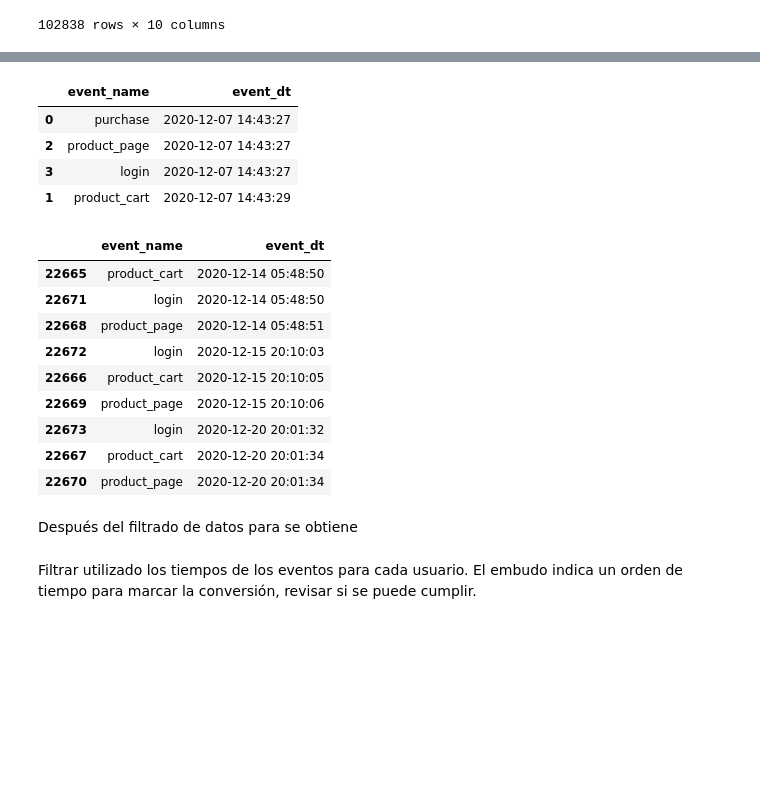
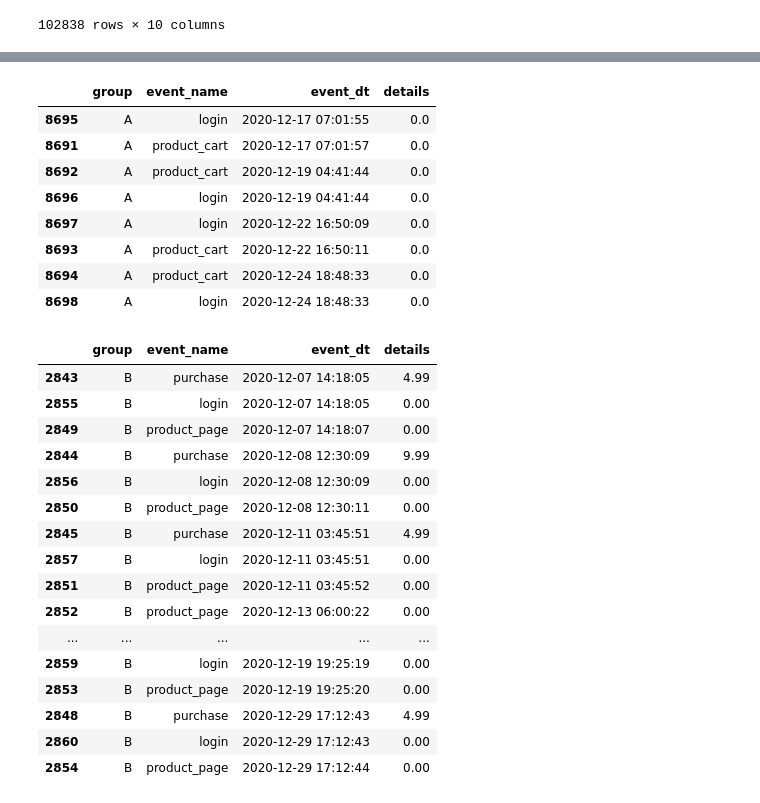
Before and after one commit to Alop89/integral_project, a Jupyter notebook: a_b_test/a_b_test.ipynb, the cells around one changed output, grey strips where cells are left out. Cells and saved outputs as stored; diff of their text form; code cells hidden in the pictures; blank space fills up the shorter version.

```diff
--- a/a_b_test/a_b_test.ipynb
+++ b/a_b_test/a_b_test.ipynb
@@ -575,7 +599,17 @@ data_filtered_abtest = wdataset2.query("ab_test == 'recommender_system_test'")
 data_filtered_date = data_filtered_abtest[(data_filtered_abtest['first_date'] >= '2020-12-07' ) & (data_filtered_abtest['first_date'] <= '2020-12-21')]
 
 # Filtrado de datos por region
+data_filtered_region = data_filtered_date[(data_filtered_date['region']== 'EU')]
 
-data_filtered_region = data_filtered_date[(data_filtered_date['region']== 'EU')]
-data_filtered_region
+
+# Creación de columna con tiempo transcurrido desde la inscripción hasta evento
+data_filtered_region['event_date'] = pd.to_datetime(data_filtered_region['event_date'])
+
+data_filtered_region.loc[:, 'days_to_event'] = (data_filtered_region['event_date'] - data_filtered_region['first_date']).dt.days
+
+# Se filtran el dataset utilizando los días hasta evento < 14 días
+
+data_filtered_day = data_filtered_region[data_filtered_region['days_to_event'] <= 14]
+
+data_filtered_day.sample(10)
 # %% [output]
@@ -602,25 +662,32 @@ Name: count, dtype: int64
 # %%
-data_filtered_region.query("user_id == 'D1ABA3E2887B6A73'")[['event_name', 'event_dt']].sort_values(by='event_dt')
+data_filtered_region.query("user_id == 'D072F407D6CE2C45'")[['group','event_name', 'event_dt', 'details']].sort_values(by='event_dt')
 # %% [output]
-|  | event_name | event_dt |
-| 0 | purchase | 2020-12-07 14:43:27 |
-| 2 | product_page | 2020-12-07 14:43:27 |
-| 3 | login | 2020-12-07 14:43:27 |
-| 1 | product_cart | 2020-12-07 14:43:29 |
+|  | group | event_name | event_dt | details |
+| 8695 | A | login | 2020-12-17 07:01:55 | 0.0 |
+| 8691 | A | product_cart | 2020-12-17 07:01:57 | 0.0 |
+| 8692 | A | product_cart | 2020-12-19 04:41:44 | 0.0 |
+| 8696 | A | login | 2020-12-19 04:41:44 | 0.0 |
+| 8697 | A | login | 2020-12-22 16:50:09 | 0.0 |
+| 8693 | A | product_cart | 2020-12-22 16:50:11 | 0.0 |
+| 8694 | A | product_cart | 2020-12-24 18:48:33 | 0.0 |
+| 8698 | A | login | 2020-12-24 18:48:33 | 0.0 |
 # %%
-data_filtered_region.query("user_id == '80712ED4EA1B52A5'")[['event_name', 'event_dt']].sort_values(by='event_dt')
+data_filtered_region.query("user_id == 'B0244412983000C5'")[['group','event_name', 'event_dt', 'details']].sort_values(by='event_dt')
 # %% [output]
-|  | event_name | event_dt |
-| 22665 | product_cart | 2020-12-14 05:48:50 |
-| 22671 | login | 2020-12-14 05:48:50 |
-| 22668 | product_page | 2020-12-14 05:48:51 |
-| 22672 | login | 2020-12-15 20:10:03 |
-| 22666 | product_cart | 2020-12-15 20:10:05 |
-| 22669 | product_page | 2020-12-15 20:10:06 |
-| 22673 | login | 2020-12-20 20:01:32 |
-| 22667 | product_cart | 2020-12-20 20:01:34 |
-| 22670 | product_page | 2020-12-20 20:01:34 |
+|  | group | event_name | event_dt | details |
+| 2843 | B | purchase | 2020-12-07 14:18:05 | 4.99 |
+| 2855 | B | login | 2020-12-07 14:18:05 | 0.00 |
+| 2849 | B | product_page | 2020-12-07 14:18:07 | 0.00 |
+| 2844 | B | purchase | 2020-12-08 12:30:09 | 9.99 |
+| 2856 | B | login | 2020-12-08 12:30:09 | 0.00 |
+| 2850 | B | product_page | 2020-12-08 12:30:11 | 0.00 |
+| 2845 | B | purchase | 2020-12-11 03:45:51 | 4.99 |
+| 2857 | B | login | 2020-12-11 03:45:51 | 0.00 |
+| 2851 | B | product_page | 2020-12-11 03:45:52 | 0.00 |
+| 2852 | B | product_page | 2020-12-13 06:00:22 | 0.00 |
+| ... | ... | ... | ... | ... |
+| 2859 | B | login | 2020-12-19 19:25:19 | 0.00 |
+| 2853 | B | product_page | 2020-12-19 19:25:20 | 0.00 |
+| 2848 | B | purchase | 2020-12-29 17:12:43 | 4.99 |
+| 2860 | B | login | 2020-12-29 17:12:43 | 0.00 |
+| 2854 | B | product_page | 2020-12-29 17:12:44 | 0.00 |
-# %% [markdown]
-Después del filtrado de datos para se obtiene
-# %% [markdown]
-Filtrar utilizado los tiempos de los eventos para cada usuario. El embudo indica un orden de tiempo para marcar la conversión, revisar si se puede cumplir.
```
Also changed, not shown: parts of 15 cells of this notebook.
